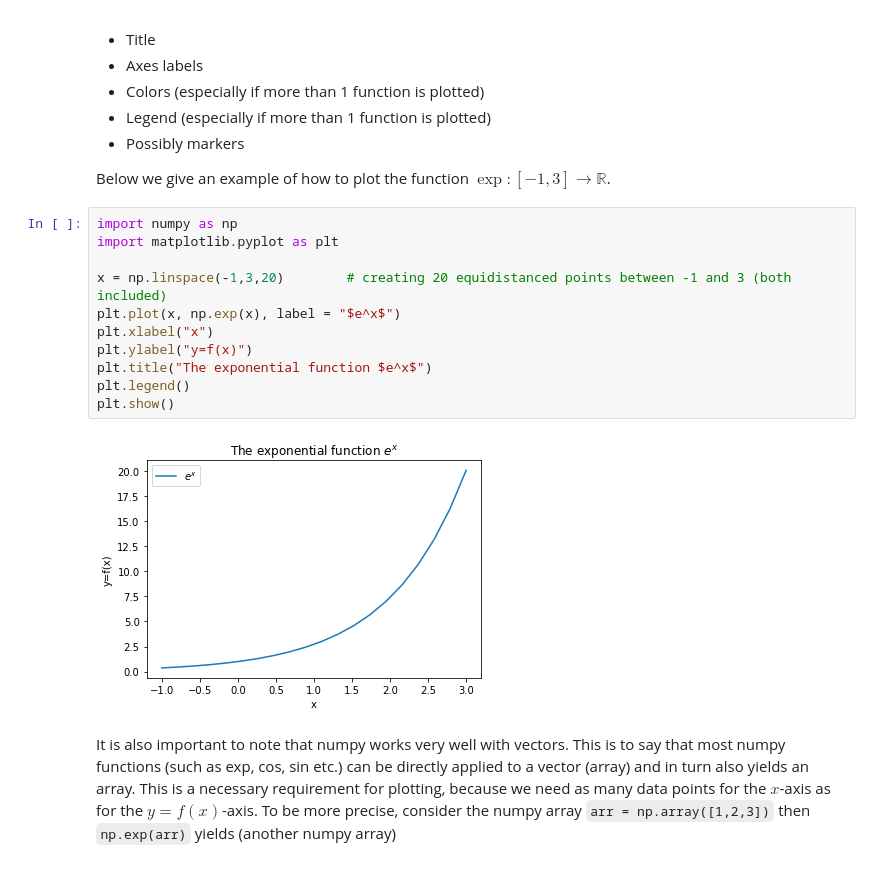
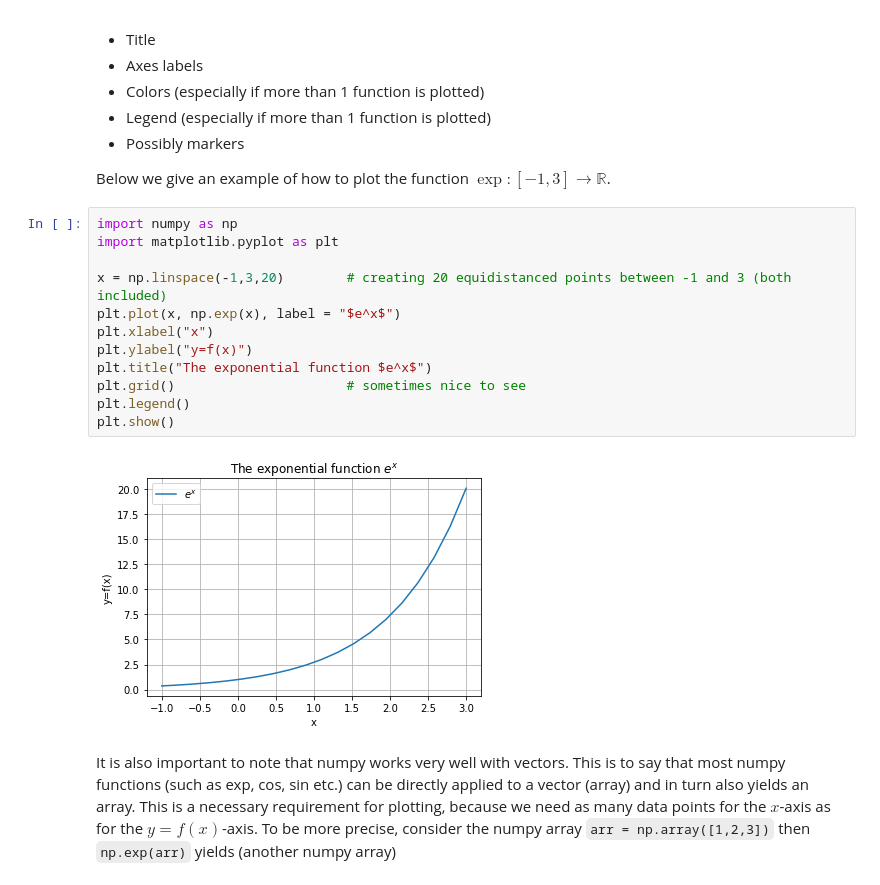
Before and after one commit to Bertenghi/mat101, a Jupyter notebook: Class 12/class12.ipynb, the cells around one changed output. Drawn from its saved outputs; the diff is of its cells as text.

```diff
--- a/Class 12/class12.ipynb
+++ b/Class 12/class12.ipynb
@@ -222,16 +226,17 @@ Below we give an example of how to plot the function $\exp: [-1,3] \to \mathbb{R
 # %%
 import numpy as np
 import matplotlib.pyplot as plt
 
 x = np.linspace(-1,3,20)        # creating 20 equidistanced points between -1 and 3 (both included)
 plt.plot(x, np.exp(x), label = "$e^x$")
 plt.xlabel("x")
 plt.ylabel("y=f(x)")
 plt.title("The exponential function $e^x$")
+plt.grid()                      # sometimes nice to see
 plt.legend()
 plt.show()
 # %% [output]
-[figure, old version]
+[figure, new version]
 # %% [markdown]
 It is also important to note that numpy works very well with vectors. This is to say that most numpy functions (such as exp, cos, sin etc.) can be directly applied to a vector (array) and in turn also yields an array. This is a necessary requirement for plotting, because we need as many data points for the $x$-axis as for the $y=f(x)$-axis. To be more precise, consider the numpy array `arr = np.array([1,2,3])` then `np.exp(arr)` yields (another numpy array)
 # %%
```
Also changed, not shown: parts of 6 cells of this notebook.
